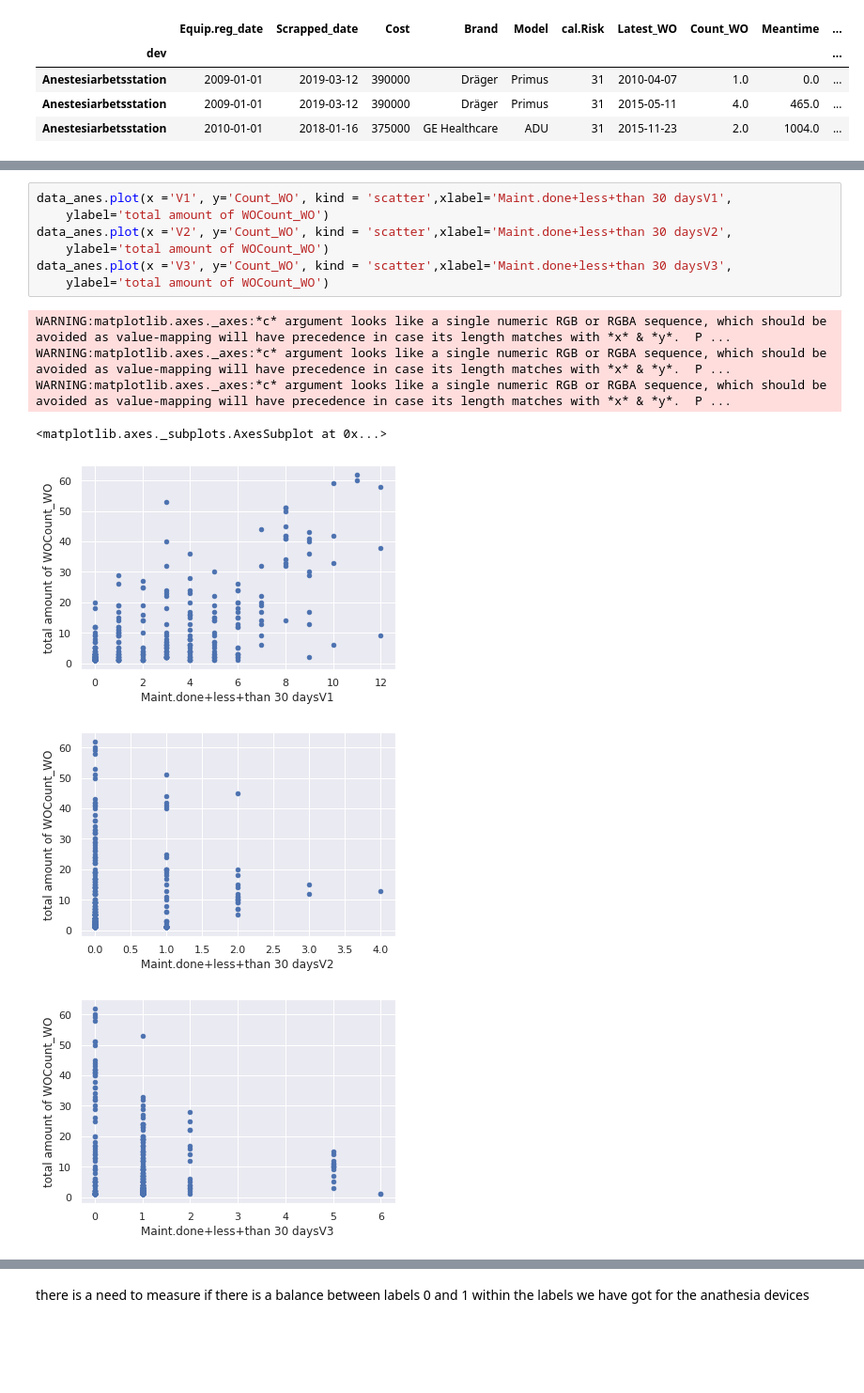
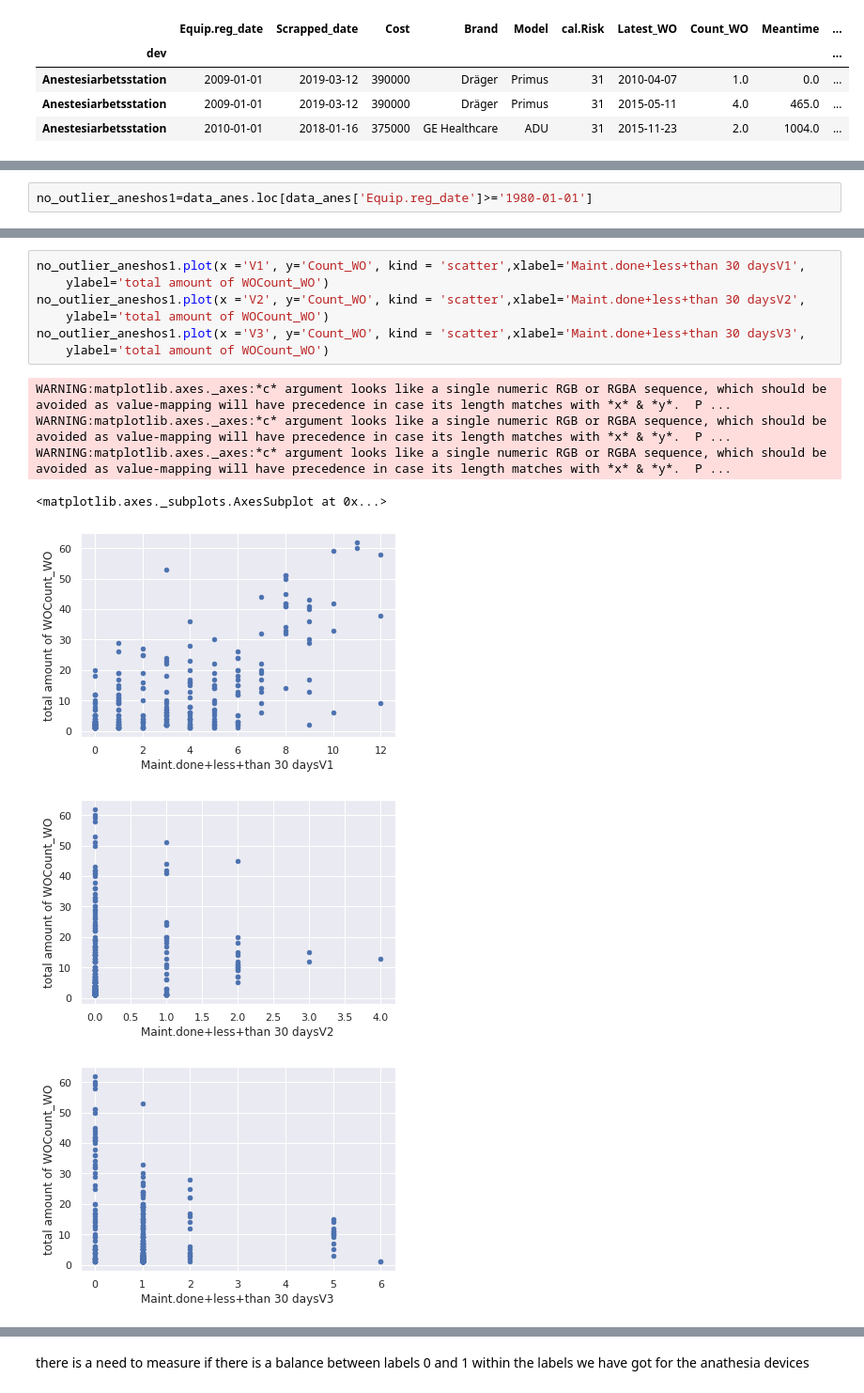
Before and after one commit to moze90/Thesis2022, a Jupyter notebook: master_Thesis_2022.ipynb, the cells around one changed output, grey strips where cells are left out. Shown at 94% size. Drawn from its saved outputs; the diff is of its cells as text; blank space fills up the shorter version.

```diff
--- a/master_Thesis_2022.ipynb
+++ b/master_Thesis_2022.ipynb
@@ -313,0 +342,2 @@ data_anes.head(3)
+# %%
+no_outlier_aneshos1=data_anes.loc[data_anes['Equip.reg_date']>='1980-01-01']
@@ -314,16 +348,16 @@ data_anes.head(3)
 # %%
-data_anes.plot(x ='V1', y='Count_WO', kind = 'scatter',xlabel='Maint.done+less+than 30 daysV1',
+no_outlier_aneshos1.plot(x ='V1', y='Count_WO', kind = 'scatter',xlabel='Maint.done+less+than 30 daysV1',
     ylabel='total amount of WOCount_WO')
-data_anes.plot(x ='V2', y='Count_WO', kind = 'scatter',xlabel='Maint.done+less+than 30 daysV2',
+no_outlier_aneshos1.plot(x ='V2', y='Count_WO', kind = 'scatter',xlabel='Maint.done+less+than 30 daysV2',
     ylabel='total amount of WOCount_WO')
-data_anes.plot(x ='V3', y='Count_WO', kind = 'scatter',xlabel='Maint.done+less+than 30 daysV3',
+no_outlier_aneshos1.plot(x ='V3', y='Count_WO', kind = 'scatter',xlabel='Maint.done+less+than 30 daysV3',
     ylabel='total amount of WOCount_WO')
 # %% [output]
 WARNING:matplotlib.axes._axes:*c* argument looks like a single numeric RGB or RGBA sequence, which should be avoided as value-mapping will have precedence in case its length matches with *x* & *y*.  P ...
 WARNING:matplotlib.axes._axes:*c* argument looks like a single numeric RGB or RGBA sequence, which should be avoided as value-mapping will have precedence in case its length matches with *x* & *y*.  P ...
 WARNING:matplotlib.axes._axes:*c* argument looks like a single numeric RGB or RGBA sequence, which should be avoided as value-mapping will have precedence in case its length matches with *x* & *y*.  P ...
 <matplotlib.axes._subplots.AxesSubplot at 0x...>
-[figure, old version]
+[figure, new version]
 [figure]
 [figure]
 # %%
```
Also changed, not shown: parts of 93 cells of this notebook.
